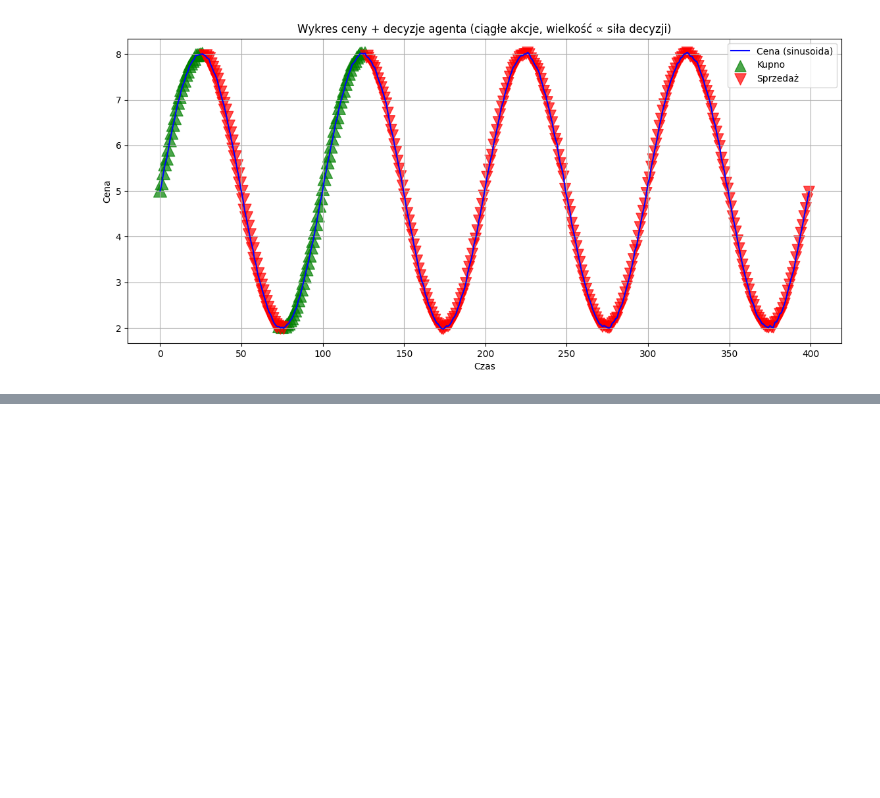
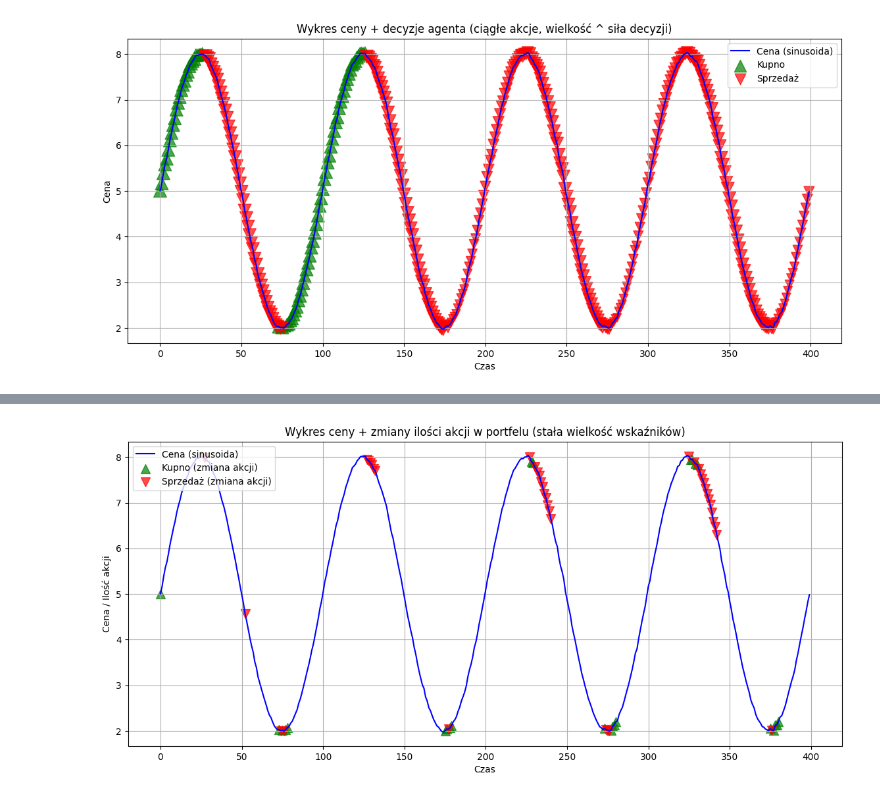
Before and after one commit to MateuszOrt/Forecasting, a Jupyter notebook: src/reinforcement_learning/notebook_3.ipynb, the cells around one changed output, grey strips where cells are left out. Saved outputs shown, nothing was run; the diff lists cells and outputs as text; code cells hidden in the pictures; blank space fills up the shorter version.

```diff
--- a/src/reinforcement_learning/notebook_3.ipynb
+++ b/src/reinforcement_learning/notebook_3.ipynb
@@ -196,0 +196,4 @@ results_plot_continuous(env_predict=env_predict, prices=prices)
+# %%
+plot_shares_changes_fixed_size(lista, prices)
+# %% [output]
+[figure, added]
```
Also changed, not shown: parts of 6 cells of this notebook, 7 other files.
